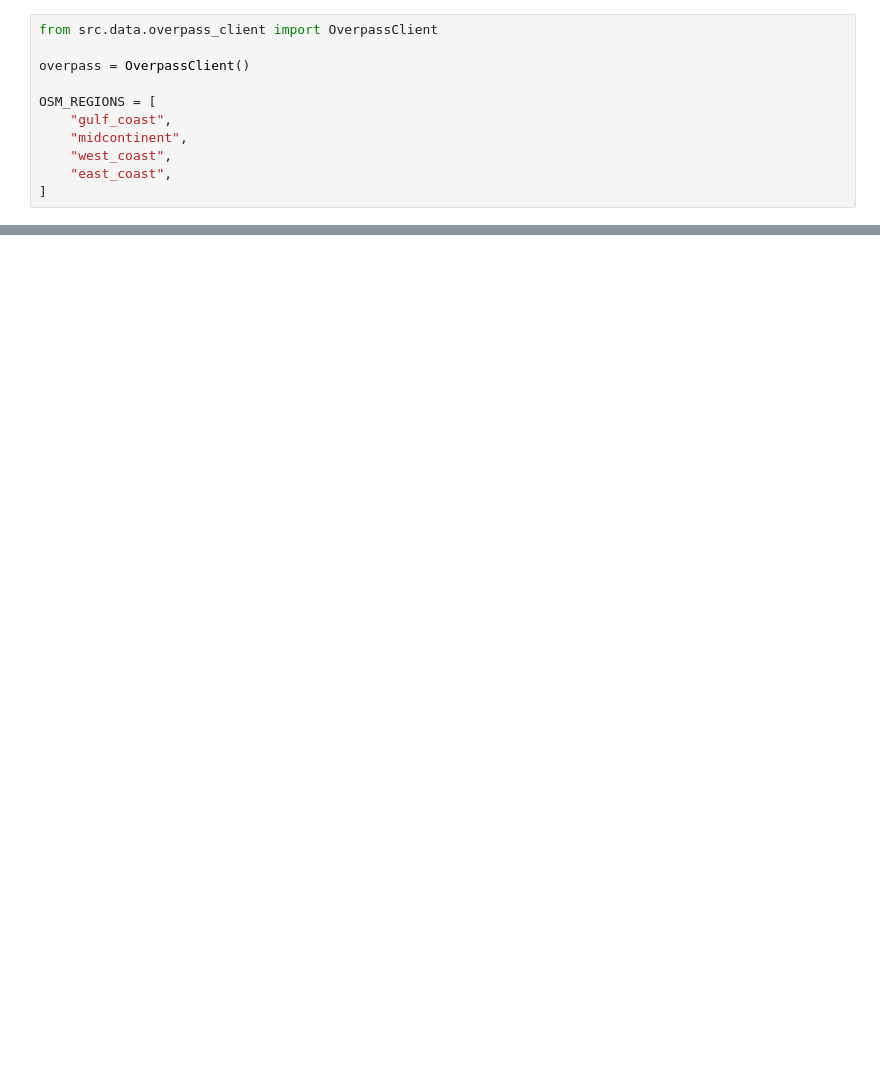
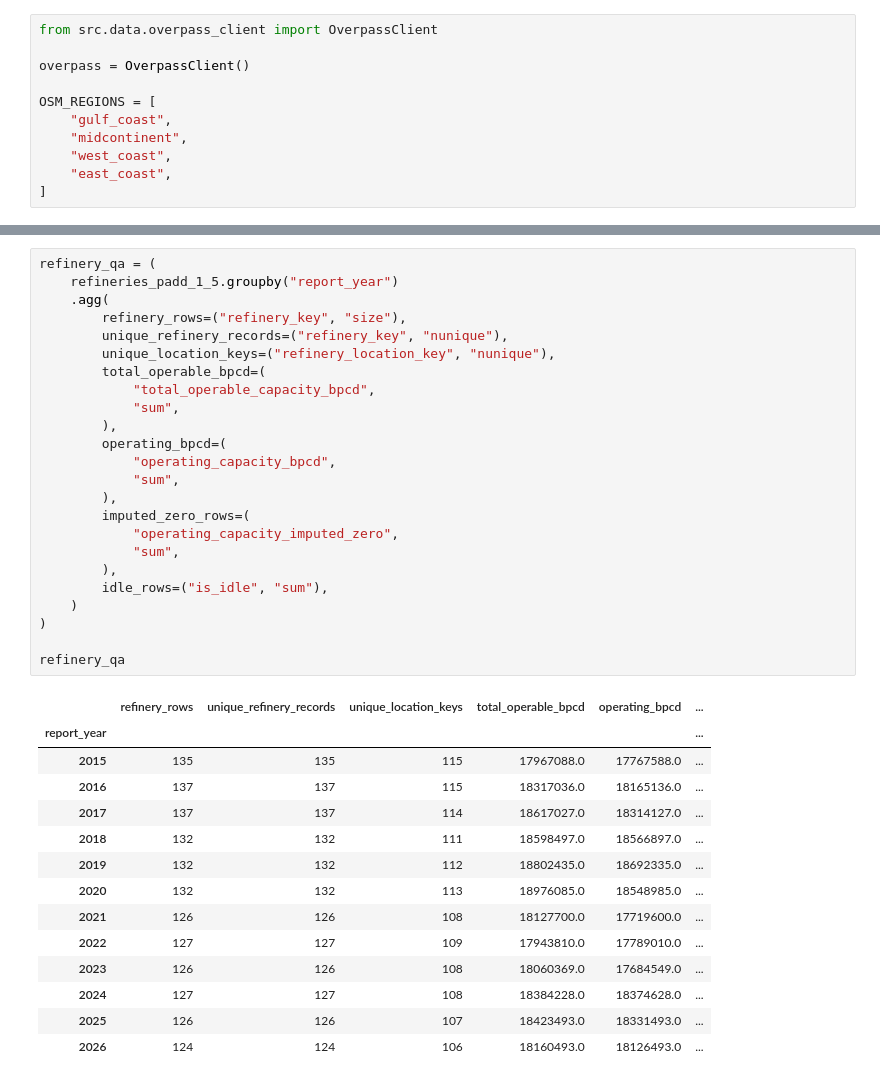
Before and after one commit to HSE-AI-Team61-clauDikie/oil-news-graph, a Jupyter notebook: jup_files/data/03_infrastructure_data.ipynb, the cells around one changed output, grey strips where cells are left out. Saved outputs shown, nothing was run; the diff lists cells and outputs as text; blank space fills up the shorter version.

```diff
--- a/jup_files/data/03_infrastructure_data.ipynb
+++ b/jup_files/data/03_infrastructure_data.ipynb
@@ -1061,0 +1220,39 @@ news -> describes -> event
+# %%
+refinery_qa = (
+    refineries_padd_1_5.groupby("report_year")
+    .agg(
+        refinery_rows=("refinery_key", "size"),
+        unique_refinery_records=("refinery_key", "nunique"),
+        unique_location_keys=("refinery_location_key", "nunique"),
+        total_operable_bpcd=(
+            "total_operable_capacity_bpcd",
+            "sum",
+        ),
+        operating_bpcd=(
+            "operating_capacity_bpcd",
+            "sum",
+        ),
+        imputed_zero_rows=(
+            "operating_capacity_imputed_zero",
+            "sum",
+        ),
+        idle_rows=("is_idle", "sum"),
+    )
+)
+
+refinery_qa
+# %% [output]
+|  | refinery_rows | unique_refinery_records | unique_location_keys | total_operable_bpcd | operating_bpcd | ... |
+| report_year |  |  |  |  |  | ... |
+| 2015 | 135 | 135 | 115 | 17967088.0 | 17767588.0 | ... |
+| 2016 | 137 | 137 | 115 | 18317036.0 | 18165136.0 | ... |
+| 2017 | 137 | 137 | 114 | 18617027.0 | 18314127.0 | ... |
+| 2018 | 132 | 132 | 111 | 18598497.0 | 18566897.0 | ... |
+| 2019 | 132 | 132 | 112 | 18802435.0 | 18692335.0 | ... |
+| 2020 | 132 | 132 | 113 | 18976085.0 | 18548985.0 | ... |
+| 2021 | 126 | 126 | 108 | 18127700.0 | 17719600.0 | ... |
+| 2022 | 127 | 127 | 109 | 17943810.0 | 17789010.0 | ... |
+| 2023 | 126 | 126 | 108 | 18060369.0 | 17684549.0 | ... |
+| 2024 | 127 | 127 | 108 | 18384228.0 | 18374628.0 | ... |
+| 2025 | 126 | 126 | 107 | 18423493.0 | 18331493.0 | ... |
+| 2026 | 124 | 124 | 106 | 18160493.0 | 18126493.0 | ... |
```
Also changed, not shown: parts of 71 cells of this notebook, 3 other files.
